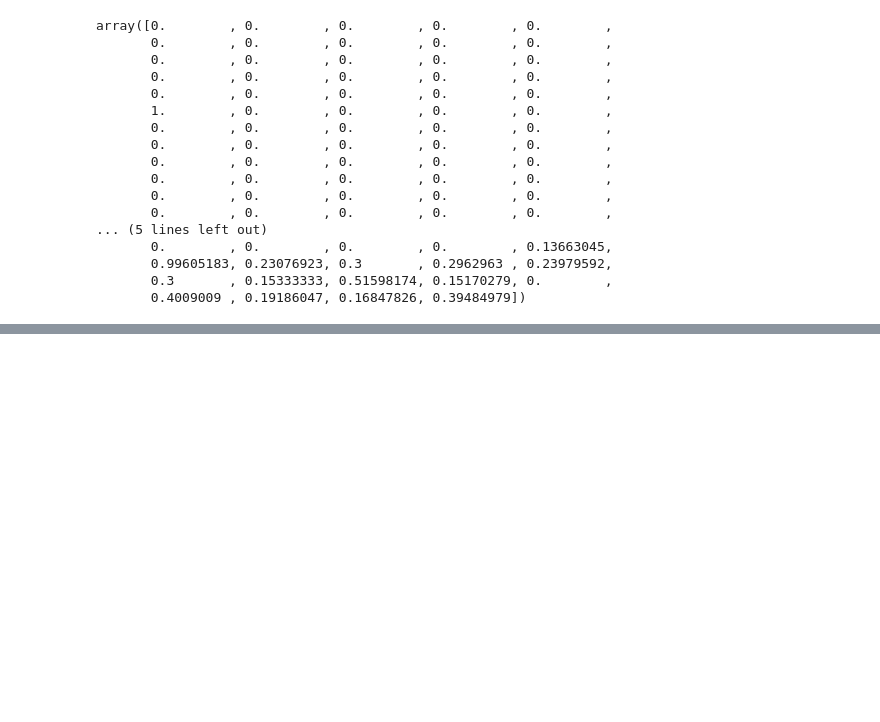
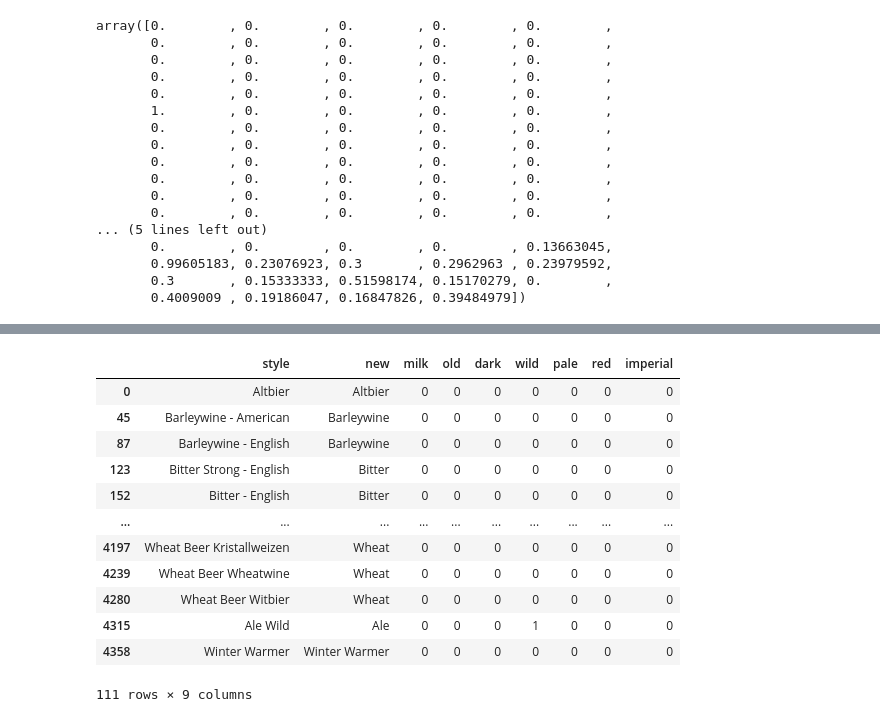
Before and after one commit to ltexp1998/zytholic_project, a Jupyter notebook: notebooks/atc_KMeans_base.ipynb, the cells around one changed output, grey strips where cells are left out. Cells and saved outputs as stored; diff of their text form; code cells hidden in the pictures; blank space fills up the shorter version.

Commit message:
Added implementation of simple styles

```diff
--- a/notebooks/atc_KMeans_base.ipynb
+++ b/notebooks/atc_KMeans_base.ipynb
@@ -249,0 +360,10 @@ df.sample(10)
+# %%
+style_xls = pd.read_excel('../assets/style_convert.xlsx')
+style_xls.columns = style_xls.iloc[0, :]
+style_xls = style_xls.iloc[1:, 1:]
+style_xls.set_index('Converted', inplace=True)
+
+# creation d'un dict pour replace de la correspondance
+style_dict = style_xls.to_dict()
+style_dict = style_dict['Simplified']
+style_dict
@@ -249,0 +388,24 @@ df.sample(10)
+# %%
+styles_test = working_df[['style']].drop_duplicates()
+# %%
+styles_test['new'] = styles_test.replace(style_dict)
+# %%
+for feat in features_to_implement:
+    styles_test[feat] = [1 if feat in elm.lower() else 0 for elm in styles_test['style']]
+# %%
+# Possibility to use this for joins
+styles_test
+# %% [output]
+|  | style | new | milk | old | dark | wild | pale | red | imperial |
+| 0 | Altbier | Altbier | 0 | 0 | 0 | 0 | 0 | 0 | 0 |
+| 45 | Barleywine - American | Barleywine | 0 | 0 | 0 | 0 | 0 | 0 | 0 |
+| 87 | Barleywine - English | Barleywine | 0 | 0 | 0 | 0 | 0 | 0 | 0 |
+| 123 | Bitter Strong - English | Bitter | 0 | 0 | 0 | 0 | 0 | 0 | 0 |
+| 152 | Bitter - English | Bitter | 0 | 0 | 0 | 0 | 0 | 0 | 0 |
+| ... | ... | ... | ... | ... | ... | ... | ... | ... | ... |
+| 4197 | Wheat Beer Kristallweizen | Wheat | 0 | 0 | 0 | 0 | 0 | 0 | 0 |
+| 4239 | Wheat Beer Wheatwine | Wheat | 0 | 0 | 0 | 0 | 0 | 0 | 0 |
+| 4280 | Wheat Beer Witbier | Wheat | 0 | 0 | 0 | 0 | 0 | 0 | 0 |
+| 4315 | Ale Wild | Ale | 0 | 0 | 0 | 1 | 0 | 0 | 0 |
+| 4358 | Winter Warmer | Winter Warmer | 0 | 0 | 0 | 0 | 0 | 0 | 0 |
+111 rows × 9 columns
```
Also changed, not shown: parts of 14 cells of this notebook, 1 other file.
